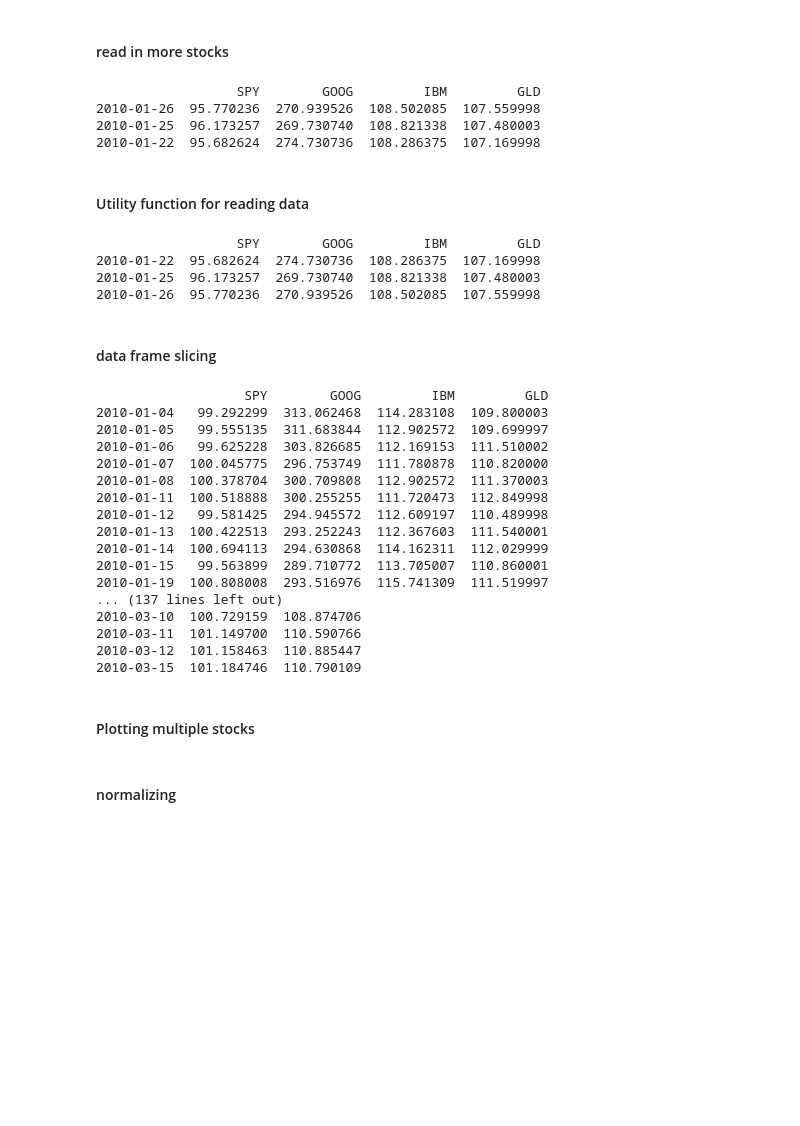
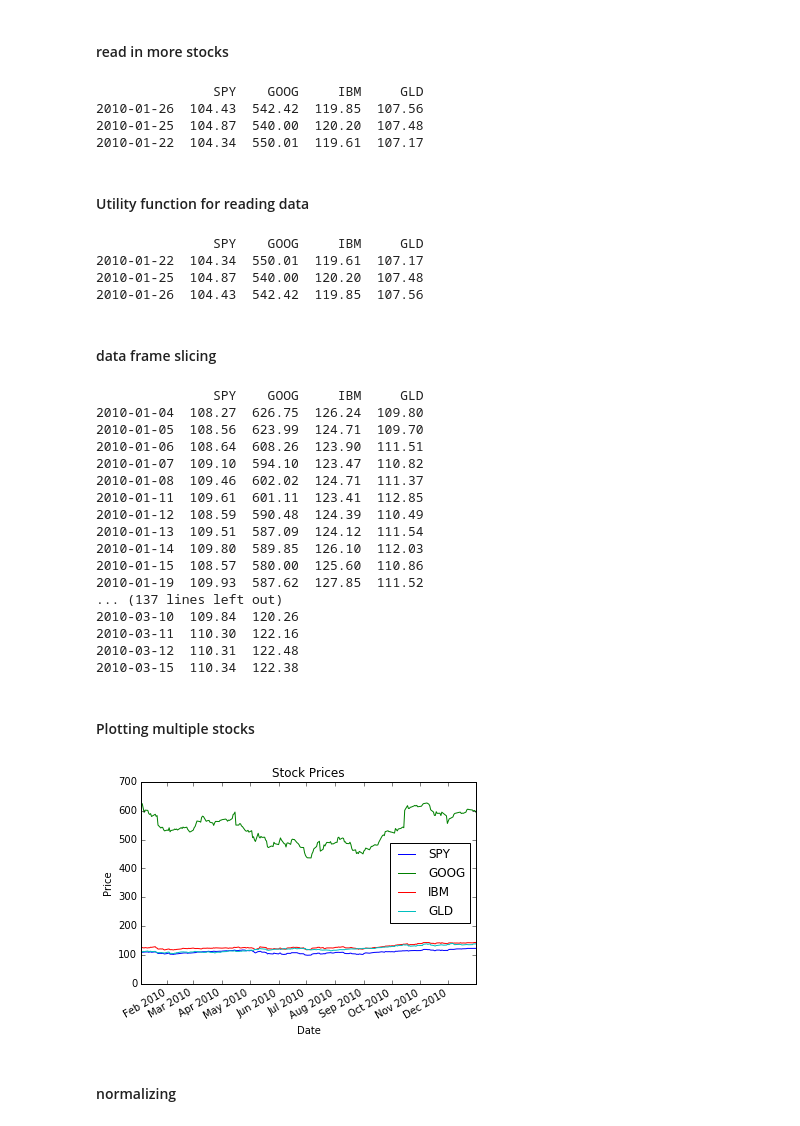
Before and after one commit to uberman4740/MLforTrading, a Jupyter notebook: 01ManipulatingFinancialData.ipynb, the cells around one changed output. Saved outputs shown, nothing was run; the diff lists cells and outputs as text; code cells hidden in the pictures; blank space fills up the shorter version.

```diff
--- a/01ManipulatingFinancialData.ipynb
+++ b/01ManipulatingFinancialData.ipynb
@@ -149,7 +153,7 @@ def run():
     df1 = pd.DataFrame(index=dates)
 
     #Read in SPY data
-    dfSPY = pd.read_csv("data/SPY.csv",
+    dfSPY = pd.read_csv("../ML4TData/data/SPY.csv",
                        index_col = "Date",
                        parse_dates = True,
                        usecols = ["Date", "Adj Close"],
@@ -195,7 +199,7 @@ def run():
     df1 = pd.DataFrame(index = dates)
 
     #read in SPY data
-    dfSPY = pd.read_csv("data/SPY.csv",
+    dfSPY = pd.read_csv("../ML4TData/data/SPY.csv",
                        index_col = "Date",
                        parse_dates = True,
                        usecols = ["Date", "Adj Close"],
@@ -210,7 +214,7 @@ def run():
     #read in more stocks
     symbols = ["GOOG", "IBM", "GLD"]
     for symbol in symbols:
-        df = pd.read_csv("data/{}.csv".format(symbol),
+        df = pd.read_csv("../ML4TData/data/{}.csv".format(symbol),
                         index_col = "Date",
                         parse_dates = True,
                         usecols = ["Date", "Adj Close"],
@@ -226,17 +230,17 @@ def run():
 if __name__ == "__main__":
     run()
 # %% [output]
-                  SPY        GOOG         IBM         GLD
-2010-01-26  95.770236  270.939526  108.502085  107.559998
-2010-01-25  96.173257  269.730740  108.821338  107.480003
-2010-01-22  95.682624  274.730736  108.286375  107.169998
+               SPY    GOOG     IBM     GLD
+2010-01-26  104.43  542.42  119.85  107.56
+2010-01-25  104.87  540.00  120.20  107.48
+2010-01-22  104.34  550.01  119.61  107.17
 # %% [markdown]
 #### Utility function for reading data
 # %%
 import os
 import pandas as pd
 
-def symbol_to_path(symbol, base_dir="data"):
+def symbol_to_path(symbol, base_dir="../ML4TData/data"):
     return os.path.join(base_dir, "{}.csv".format(str(symbol)))
 
 def get_data(symbols, dates):
@@ -274,17 +278,17 @@ def run():
 if __name__ == "__main__":
     run()
 # %% [output]
-                  SPY        GOOG         IBM         GLD
-2010-01-22  95.682624  274.730736  108.286375  107.169998
-2010-01-25  96.173257  269.730740  108.821338  107.480003
-2010-01-26  95.770236  270.939526  108.502085  107.559998
+               SPY    GOOG     IBM     GLD
+2010-01-22  104.34  550.01  119.61  107.17
+2010-01-25  104.87  540.00  120.20  107.48
+2010-01-26  104.43  542.42  119.85  107.56
 # %% [markdown]
 #### data frame slicing
 # %%
 import os
 import pandas as pd
 
-def symbol_to_path(symbol, base_dir="data"):
+def symbol_to_path(symbol, base_dir="../ML4TData/data"):
     return os.path.join(base_dir, "{}.csv".format(str(symbol)))
 
 def get_data(symbols, dates):
@@ -325,23 +329,23 @@ def run():
 if __name__ == "__main__":
     run()
 # %% [output]
-                   SPY        GOOG         IBM         GLD
-2010-01-04   99.292299  313.062468  114.283108  109.800003
-2010-01-05   99.555135  311.683844  112.902572  109.699997
-2010-01-06   99.625228  303.826685  112.169153  111.510002
-2010-01-07  100.045775  296.753749  111.780878  110.820000
-2010-01-08  100.378704  300.709808  112.902572  111.370003
-2010-01-11  100.518888  300.255255  111.720473  112.849998
-2010-01-12   99.581425  294.945572  112.609197  110.489998
-2010-01-13  100.422513  293.252243  112.367603  111.540001
-2010-01-14  100.694113  294.630868  114.162311  112.029999
-2010-01-15   99.563899  289.710772  113.705007  110.860001
-2010-01-19  100.808008  293.516976  115.741309  111.519997
+               SPY    GOOG     IBM     GLD
+2010-01-04  108.27  626.75  126.24  109.80
+2010-01-05  108.56  623.99  124.71  109.70
+2010-01-06  108.64  608.26  123.90  111.51
+2010-01-07  109.10  594.10  123.47  110.82
+2010-01-08  109.46  602.02  124.71  111.37
+2010-01-11  109.61  601.11  123.41  112.85
+2010-01-12  108.59  590.48  124.39  110.49
+2010-01-13  109.51  587.09  124.12  111.54
+2010-01-14  109.80  589.85  126.10  112.03
+2010-01-15  108.57  580.00  125.60  110.86
+2010-01-19  109.93  587.62  127.85  111.52
 ... (137 lines left out)
-2010-03-10  100.729159  108.874706
-2010-03-11  101.149700  110.590766
-2010-03-12  101.158463  110.885447
-2010-03-15  101.184746  110.790109
+2010-03-10  109.84  120.26
+2010-03-11  110.30  122.16
+2010-03-12  110.31  122.48
+2010-03-15  110.34  122.38
 # %% [markdown]
 #### Plotting multiple stocks
 # %%
@@ -349,7 +353,7 @@ import os
 import pandas as pd
 import matplotlib.pyplot as plt
 
-def symbol_to_path(symbol, base_dir="data"):
+def symbol_to_path(symbol, base_dir="../ML4TData/data"):
     return os.path.join(base_dir, "{}.csv".format(str(symbol)))
 
 def get_data(symbols, dates):
@@ -361,33 +365,35 @@ def get_data(symbols, dates):
 
     for symbol in symbols:
         df_temp = pd.read_csv(symbol_to_path(symbol),
                              index_col = "Date",
                              parse_dates = True,
                              usecols = ["Date", "Adj Close"],
                              na_values = ["nan"])
         df_temp = df_temp.rename(columns = {"Adj Close":symbol})
         df = df.join(df_temp) #use default how="left"
         if symbol == "SPY":
             df = df.dropna(subset = ["SPY"])
     return df
 
 def plot_data(df, title="Stock Prices"):
     """plot stock prices"""
     ax = df.plot(title=title)
     ax.set_xlabel("Date")
     ax.set_ylabel("Price")
     plt.show()
 
 def run():
     dates = pd.date_range("2010-01-01", "2010-12-31")
     symbols = ["GOOG", "IBM", "GLD"]
     df = get_data(symbols, dates)
 
     #plot stock prices
     plot_data(df)
 
 if __name__ == "__main__":
     run()
+# %% [output]
+[figure, added]
 # %% [markdown]
 #### normalizing
 # %%
```
Also changed, not shown: parts of 48 cells of this notebook, 5 other files.
